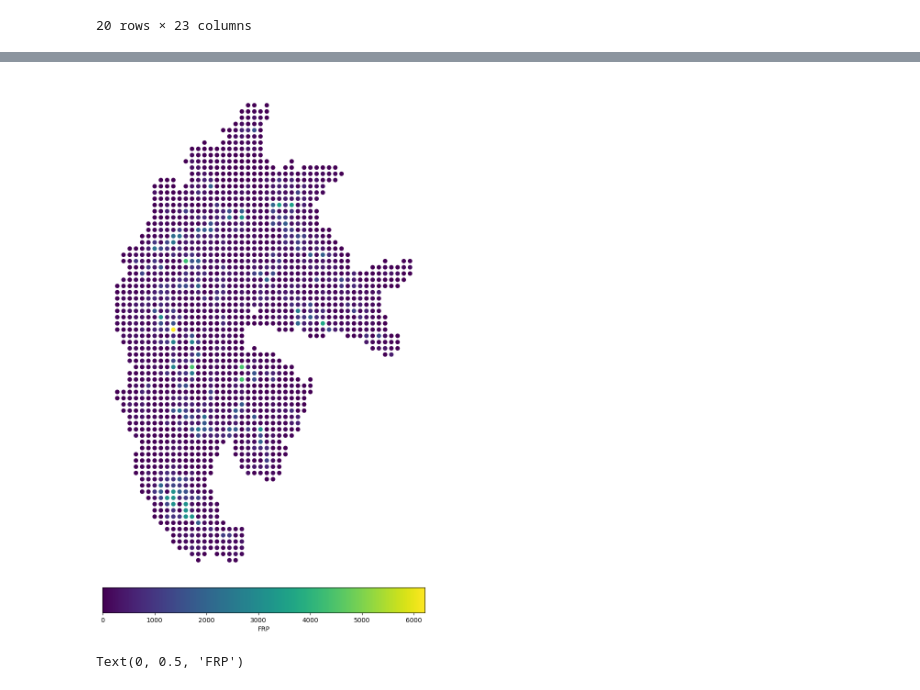
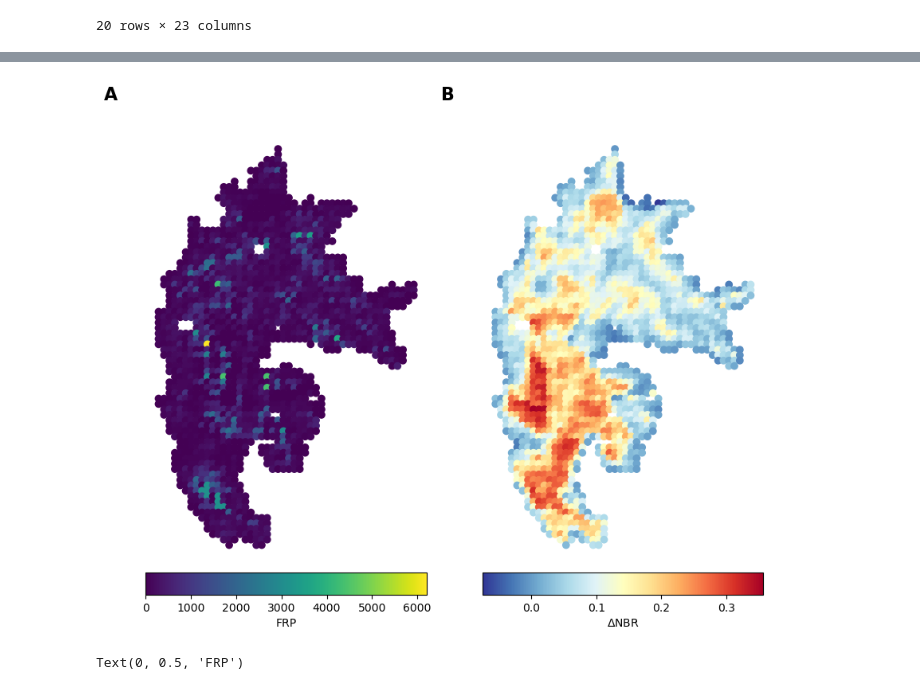
Before and after one commit to echolab-stanford/prescribed_fires, a Jupyter notebook: analysis/plots.ipynb, the cells around one changed output, grey strips where cells are left out. Saved outputs shown, nothing was run; the diff lists cells and outputs as text; code cells hidden in the pictures.

Commit message:
Update notebooks :bar_chart:

```diff
--- a/analysis/analysis.ipynb
+++ b/analysis/plots.ipynb
@@ -550,17 +476,0 @@ plt.savefig(
-# %%
-# Is low severity?
-wildfires["low_severity"] = np.where(wildfires.first_frp <= 2, 1, 0)
-
-fit_twfwe = feols(
-    "frp ~  i(rel_year, ever_treated) | grid_id + year",
-    wildfires[(wildfires.count_treats <= 2)],
-    # i_ref1=[-1.0]
-    vcov={"CRV1": "grid_id"},
-)
-
-# fit_twfwe.tidy()
-fit_twfwe.iplot(
-    title="TWFE-Estimator",
-    coord_flip=True,
-    figsize=[1200, 400],
-)
@@ -691,10 +510,10 @@ ids = wildfires[wildfires.Event_ID == "CA3720111927220200905"]
 ids = gpd.GeoDataFrame(ids, geometry=gpd.points_from_xy(ids.lon, ids.lat))
 ids.crs = "EPSG:3310"
 
-fig, ax = plt.subplots(figsize=(10, 15))
+fig, ax = plt.subplots(1, 2, figsize=(10, 15))
 
 # Take care of the colorbar size
-divider = make_axes_locatable(ax)
+divider = make_axes_locatable(ax[0])
 cax = divider.append_axes("bottom", size="5%", pad=0.1)
 
 # Plot with divergent color scheme
@@ -702,45 +521,60 @@ ids.plot(
     column="frp",
     legend=True,
     cmap="viridis",
-    ax=ax,
+    ax=ax[0],
     cax=cax,
     legend_kwds={"label": "FRP", "orientation": "horizontal"},
 )
 
 
 # # Remove the axis labels and lines
-ax.set_xticklabels([])
-ax.set_yticklabels([])
-ax.set_xticks([])
-ax.set_yticks([])
-ax.axis("off")
+ax[0].set_xticklabels([])
+ax[0].set_yticklabels([])
+ax[0].set_xticks([])
+ax[0].set_yticks([])
+ax[0].axis("off")
 
 
-# fig, ax = plt.subplots(figsize=(5, 5))
-# ax.scatter(
-#     y=ids[["lat", "lon"]].to_numpy()[:, 0],
-#     x=ids[["lat", "lon"]].to_numpy()[:, 1],
-#     linewidth=0,
-#     alpha=0.7,
-#     s=20,
-#     c=ids["frp"].to_numpy(),
-#     marker=",",
-# )
+# Take care of the colorbar size
+divider = make_axes_locatable(ax[1])
+cax = divider.append_axes("bottom", size="5%", pad=0.1)
+
+# Plot with divergent color scheme
+ids.plot(
+    column="dnbr",
+    legend=True,
+    cmap="RdYlBu_r",
+    ax=ax[1],
+    cax=cax,
+    legend_kwds={"label": r"$\Delta$NBR", "orientation": "horizontal"},
+)
+
 
 # # Remove the axis labels and lines
-# ax.set_xticklabels([])
-# ax.set_yticklabels([])
-# ax.set_xticks([])
-# ax.set_yticks([])
-# ax.axis("off")
+ax[1].set_xticklabels([])
+ax[1].set_yticklabels([])
+ax[1].set_xticks([])
+ax[1].set_yticks([])
+ax[1].axis("off")
 
-# # ax.scatter(
-# #     y=dnbr[["lat", "lon"]].to_numpy()[:, 0],
-# #     x=dnbr[["lat", "lon"]].to_numpy()[:, 1],
-# #     linewidth=0,
-# #     alpha=0.7,
-# #     s=10,
-# #     c='r',
-# #     marker=",",
-# # )
+# Loop over axis
+subtitles = ["A", "B"]
+for i, a in enumerate(ax):
+    ax[i].text(
+        -0.1,
+        1.10,
+        subtitles[i],
+        transform=ax[i].transAxes,
+        fontsize=16,
+        fontweight="bold",
+        va="top",
+        ha="right",
+    )
+
+# Save plot in high resolution
+plt.savefig(
+    "../figs/data_comparison.png",
+    dpi=300,
+    bbox_inches="tight",
+)
 # %% [output]
@@ -748,4 +581,4 @@ ax.axis("off")
-[figure, old version]
+[figure, new version]
 # %%
 # increase font size of all elements
 sns.set_context("talk", font_scale=1.25)
```
Also changed, not shown: parts of 31 cells of this notebook, 2 other files.
